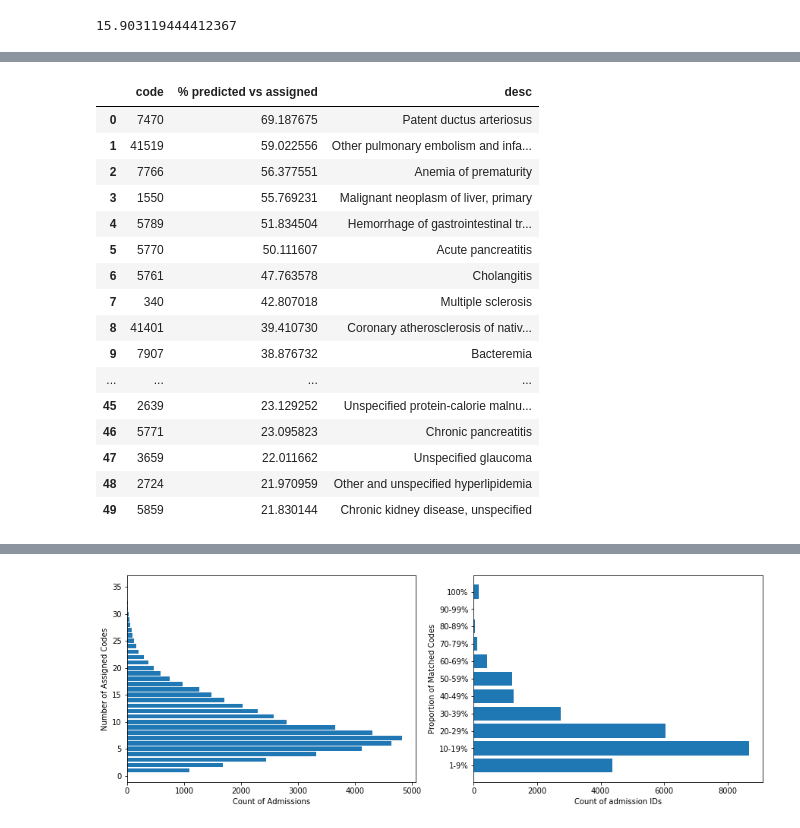
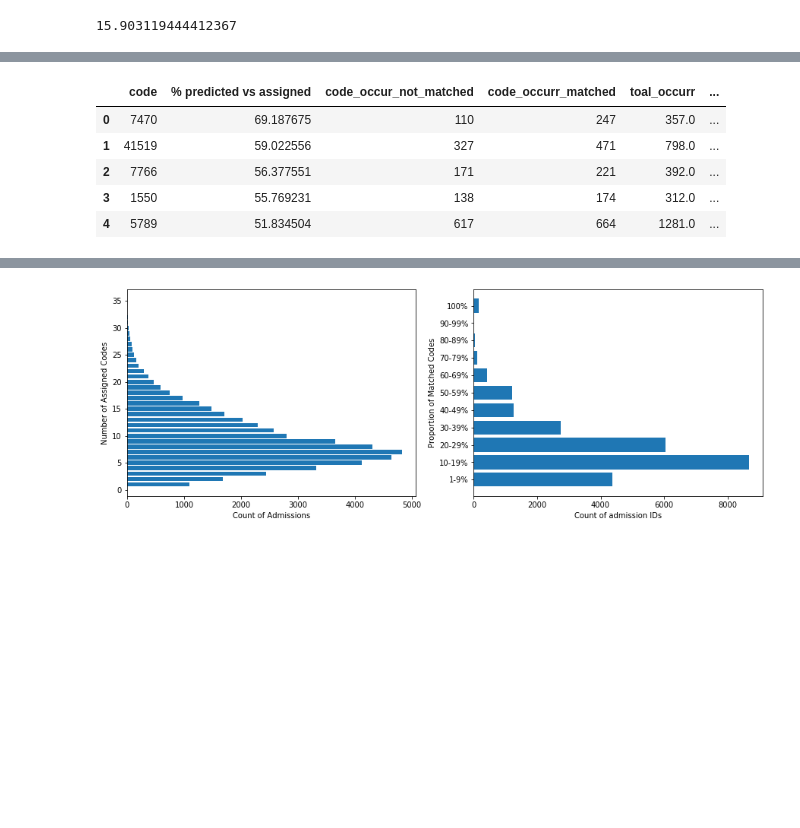
Before and after one commit to tomolopolis/MIMIC-III-Discharge-Diagnosis-Analysis, a Jupyter notebook: Main_Analysis.ipynb, the cells around one changed output, grey strips where cells are left out. Cells and saved outputs as stored; diff of their text form; code cells hidden in the pictures; blank space fills up the shorter version.

```diff
--- a/Main_Analysis.ipynb
+++ b/Main_Analysis.ipynb
@@ -637,24 +614,19 @@ Name: icd9, Length: 400, dtype: int64
 # %%
 top_pred_codes = ((matched_cd / (matched_cd + no_assn_cd)).fillna(0) * 100).sort_values(ascending=False).head(50).reset_index()
 top_pred_codes.columns = ['code', '% predicted vs assigned']
+top_pred_codes['code_occur_not_matched'] = no_assn_cd[top_pred_codes.code].tolist()
+top_pred_codes['code_occurr_matched'] = matched_cd[top_pred_codes.code].tolist()
+top_pred_codes['toal_occurr'] = (matched_cd + no_assn_cd)[top_pred_codes.code].tolist()
+rank_df = df_ft.icd9.value_counts().reset_index()
+rank_df.columns = ['code', 'counts']
+rank_df['icd9'] = rank_df.code.apply(str)
+top_pred_codes['occurrence_rank'] = top_pred_codes.code.apply(lambda c: rank_df[rank_df.code == c].index[0])
 top_pred_codes['desc'] = top_pred_codes.code.apply(lambda c: search(c).long_desc or search(c).short_desc)
+top_pred_codes.head(5)
+# %% [output]
+|  | code | % predicted vs assigned | code_occur_not_matched | code_occurr_matched | toal_occurr | ... |
+| 0 | 7470 | 69.187675 | 110 | 247 | 357.0 | ... |
+| 1 | 41519 | 59.022556 | 327 | 471 | 798.0 | ... |
+| 2 | 7766 | 56.377551 | 171 | 221 | 392.0 | ... |
+| 3 | 1550 | 55.769231 | 138 | 174 | 312.0 | ... |
+| 4 | 5789 | 51.834504 | 617 | 664 | 1281.0 | ... |
-# %%
-top_pred_codes
-# %% [output]
-|  | code | % predicted vs assigned | desc |
-| 0 | 7470 | 69.187675 | Patent ductus arteriosus |
-| 1 | 41519 | 59.022556 | Other pulmonary embolism and infa... |
-| 2 | 7766 | 56.377551 | Anemia of prematurity |
-| 3 | 1550 | 55.769231 | Malignant neoplasm of liver, primary |
-| 4 | 5789 | 51.834504 | Hemorrhage of gastrointestinal tr... |
-| 5 | 5770 | 50.111607 | Acute pancreatitis |
-| 6 | 5761 | 47.763578 | Cholangitis |
-| 7 | 340 | 42.807018 | Multiple sclerosis |
-| 8 | 41401 | 39.410730 | Coronary atherosclerosis of nativ... |
-| 9 | 7907 | 38.876732 | Bacteremia |
-| ... | ... | ... | ... |
-| 45 | 2639 | 23.129252 | Unspecified protein-calorie malnu... |
-| 46 | 5771 | 23.095823 | Chronic pancreatitis |
-| 47 | 3659 | 22.011662 | Unspecified glaucoma |
-| 48 | 2724 | 21.970959 | Other and unspecified hyperlipidemia |
-| 49 | 5859 | 21.830144 | Chronic kidney disease, unspecified |
```
Also changed, not shown: parts of 35 cells of this notebook.
